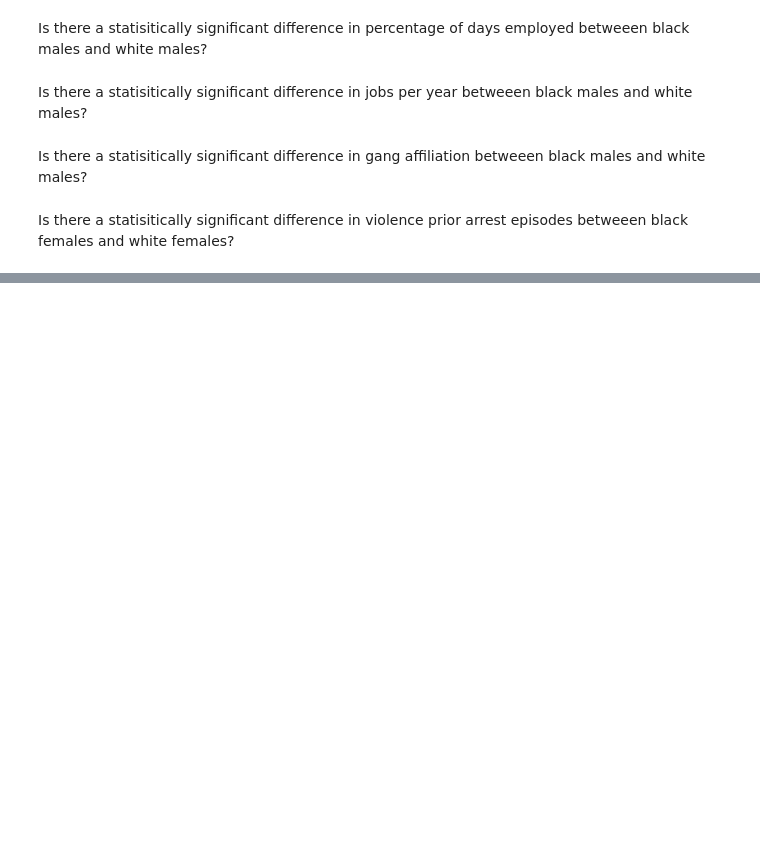
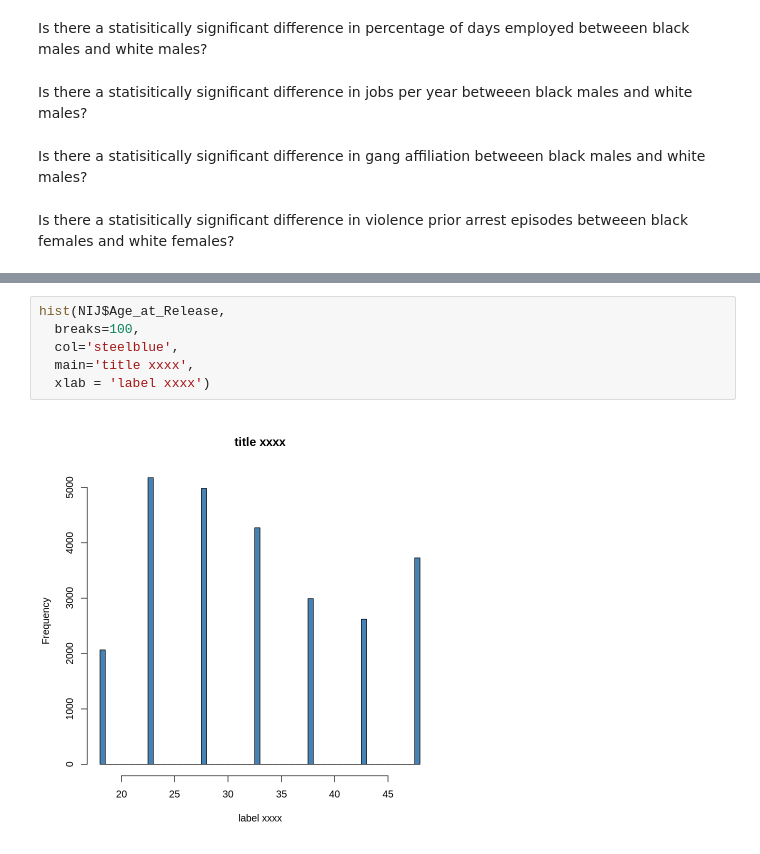
Before and after one commit to feaviolp/msc-project, a Jupyter notebook: NIJ statistics.ipynb, the cells around one changed output, grey strips where cells are left out. Saved outputs shown, nothing was run; the diff lists cells and outputs as text; blank space fills up the shorter version.

```diff
--- a/NIJ statistics.ipynb
+++ b/NIJ statistics.ipynb
@@ -210,0 +418,8 @@ Is there a statisitically significant difference in violence prior arrest episod
+# %%
+hist(NIJ$Age_at_Release,
+  breaks=100,
+  col='steelblue',
+  main='title xxxx',
+  xlab = 'label xxxx')
+# %% [output]
+[figure, added]
```
Also changed, not shown: parts of 32 cells of this notebook.
